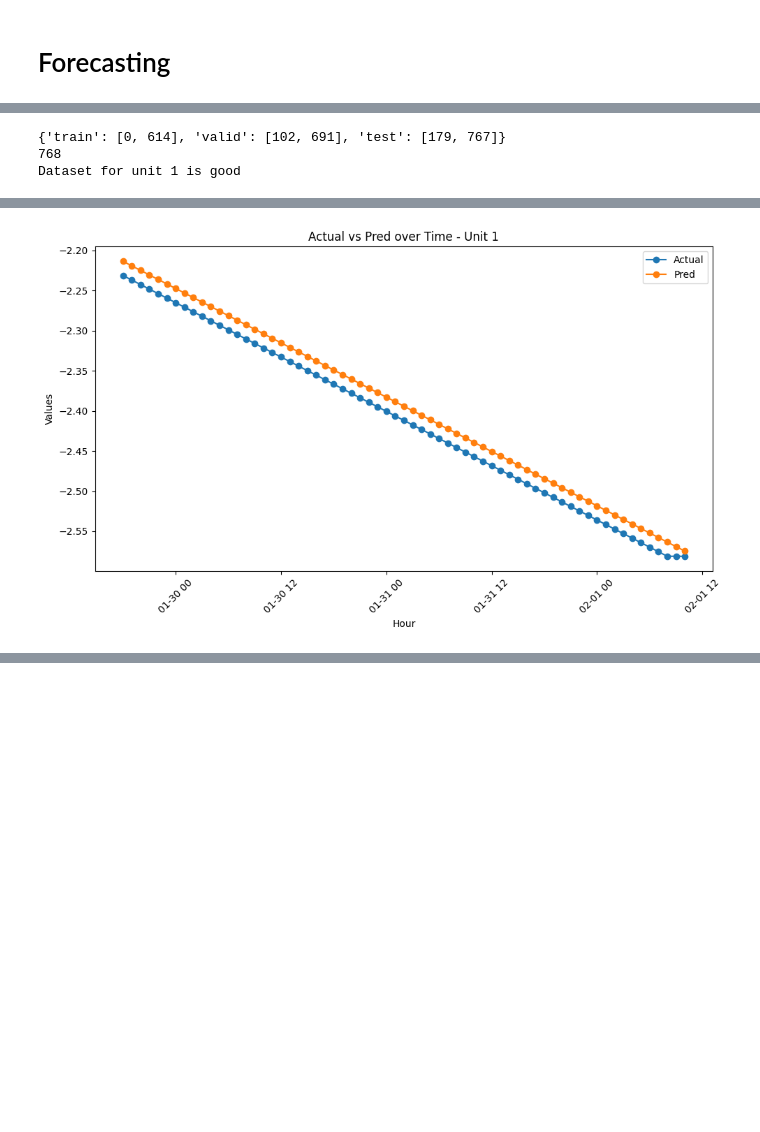
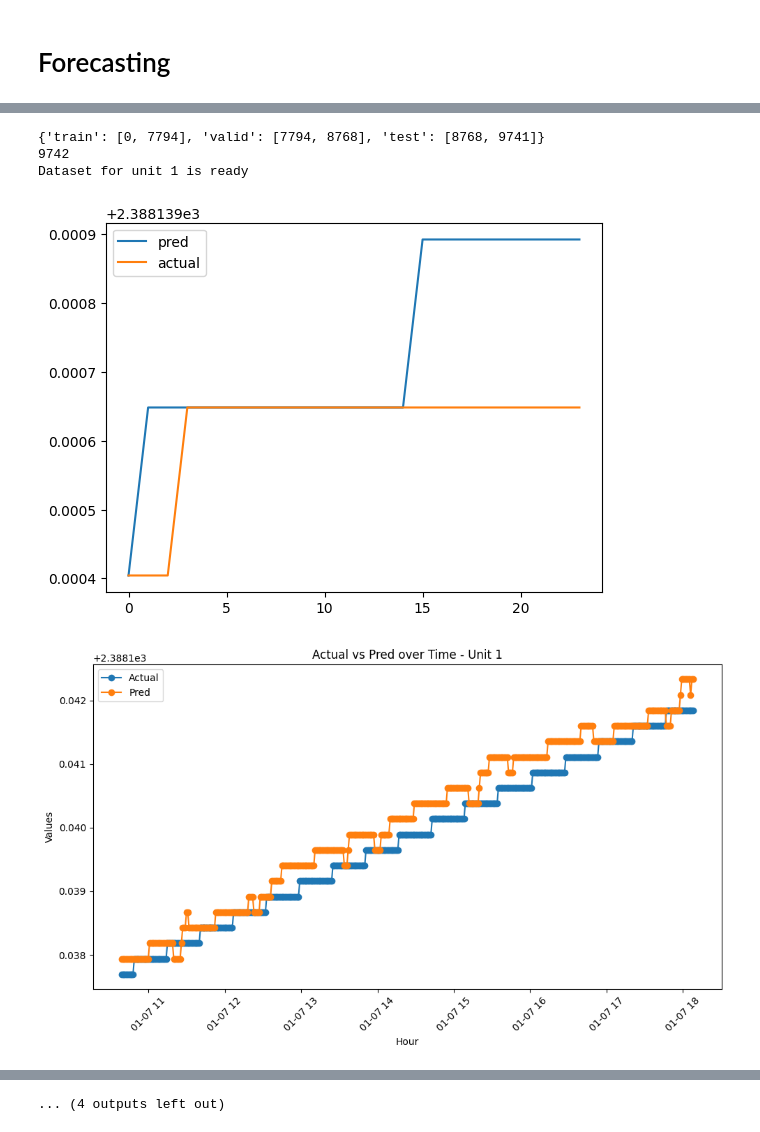
Before and after one commit to sakinanazarali/RUL_Prediction, a Jupyter notebook: models/FM_TTM-1a.ipynb, the cells around one changed output, grey strips where cells are left out. Cells and saved outputs as stored; diff of their text form; code cells hidden in the pictures; blank space fills up the shorter version.

```diff
--- a/models/FM_TTM-1a.ipynb
+++ b/models/FM_TTM-1a.ipynb
@@ -160,7 +161,7 @@ plt.show()
 # Forecasting
 # %%
 # Generate train/validation/test split configurations for each unit number in the dataset.
-def generate_split_configs(input_df, context_length, unit_numbers=None):
+def generate_split_configs(input_df, context_length=0, unit_numbers=None):
 
     # If no unit numbers provided, get all unique unit numbers from the data
     if unit_numbers is None:
@@ -171,7 +172,7 @@ def generate_split_configs(input_df, context_length, unit_numbers=None):
     for unit in unit_numbers:
         # Filter data for current unit
         unit_data = input_df[input_df['unit_number'] == unit]
-        #unit_data = unit_data.reset_index(drop=True)
+        unit_data = unit_data.reset_index(drop=True)
         data_length = len(unit_data)
 
         # Calculate indices for train split (0 to 80%)
@@ -180,11 +181,11 @@ def generate_split_configs(input_df, context_length, unit_numbers=None):
 
         # Calculate indices for validation split (80% to 90%)
         # Shift back by context length to ensure first evaluation timestamp follows training data
-        eval_start_index = round(data_length * 0.8) - context_length
+        eval_start_index = round(data_length * 0.8)
         eval_end_index = round(data_length * 0.9)
 
         # Calculate indices for test split (90% to end)
-        test_start_index = round(data_length * 0.9) - context_length
+        test_start_index = round(data_length * 0.9)
         test_end_index = data_length - 1
 
         # Create split configuration for current unit
@@ -256,47 +258,54 @@ tsp = TimeSeriesPreprocessor(
 # Forecast each unit's RUL
 # Assuming the necessary variables (e.g., train_df, context_length, units, tsp, timestamp_column, target_columns) are defined
 
-units = np.arange(1,11)
+units = np.arange(1,6)
 split_configs = generate_split_configs(train_df, context_length, unit_numbers=units)
+
+true_rul_steps_list = []
+predicted_rul_steps_list = []
+unit_numbers = []
 
 for unit in units:
     df_subset = train_df[train_df['unit_number'] == unit]
+    df_subset = df_subset.drop(columns=['unit_number'])
     df_subset = df_subset.reset_index(drop=True)
     split_config = split_configs[unit - 1]  # Access by index
 
     # Run data checks for debug
     print(split_config)
     print(len(df_subset))
-    if test_df_subset is None or len(df_subset) == 0:
+    if df_subset is None or len(df_subset) == 0:
         print(f"No data available for unit {unit}")
     else:
-        print(f"Dataset for unit {unit} is good")
+        print(f"Dataset for unit {unit} is ready")
 
+    # Set up Column Specifiers and Preprocessor
+    column_specifiers = {
+        "timestamp_column": timestamp_column,
+        "target_columns": target_columns,
+        "observable_columns": observable_columns
+    }
 
-    # Reset Preprocessor
     tsp = TimeSeriesPreprocessor(
-      **column_specifiers,
-      context_length=context_length,
-      prediction_length=forecast_length,
-      scaling=True,
-      encode_categorical=True,
-      scaler_type="standard",
+        **column_specifiers,
+        context_length=context_length,
+        prediction_length=forecast_length,
+        scaling=False,
+        encode_categorical=False,
+        scaler_type="standard",
     )
 
     # Generate datasets based on the split configuration
-    train_dataset, valid_dataset, test_dataset = get_datasets(tsp, dataset=df_subset, split_config=split_config)
-
+    train_dataset, valid_dataset, test_dataset = get_datasets(tsp, dataset=df_subset, split_config=split_config, fewshot_fraction=fewshot_fraction)
 
     # Assign the zeroshot model
     zeroshot_model = TinyTimeMixerForPrediction.from_pretrained("ibm/TTM", revision="main", prediction_filter_length=24)
 
     # Initialize trainer with the model
-    zeroshot_trainer = Trainer(
-        model=zeroshot_model,
-    )
+    zeroshot_trainer = Trainer(model=zeroshot_model)
 
     # Evaluate the model on the test dataset
-    print(zeroshot_trainer.evaluate(test_dataset))
+    zeroshot_trainer.evaluate(test_dataset)
 
     # Create a forecasting pipeline
     zs_forecast_pipeline = TimeSeriesForecastingPipeline(
@@ -305,39 +314,56 @@ for unit in units:
         timestamp_column=timestamp_column,
         id_columns=[],  # Adjust id_columns if needed
         target_columns=target_columns,
-        freq="1h"
+        freq="1m"
     )
 
     # Retrieve test data start and end indices
     test_start_index, test_end_index = split_config['test']
 
     # Generate forecast
-    processed_data = tsp.preprocess(train_df[test_start_index:test_end_index])
+    processed_data = tsp.preprocess(df_subset[test_start_index:test_end_index])
     zs_forecast = zs_forecast_pipeline(processed_data)
 
+    spot_check_index = 200
+    fcast_df = pd.DataFrame({"pred":zs_forecast.loc[spot_check_index]['speed_fan_prediction'], "actual":zs_forecast.loc[spot_check_index]['speed_fan'][:24]})
+    fcast_df.plot()
+
     # Compare forecast with actual data and prepare for plotting
-    df = compare_forecast(zs_forecast, "timestamp", "RUL_prediction", "RUL", 12)
+    df = compare_forecast(zs_forecast, "timestamp", "speed_fan_prediction", "speed_fan", 12)
     df.dropna(inplace=True)
+
+    '''
+    # Calculate the number of timesteps before RUL hits 0 for predicted and actual values
+    predicted_rul_steps = (df['pred'] > 0).sum()
+    actual_rul_steps = (df['actual'] > 0).sum()
+
+    # Store the number of timesteps in the lists
+    predicted_rul_steps_list.append(predicted_rul_steps)
+    true_rul_steps_list.append(actual_rul_steps)
+    unit_numbers.append(unit)
+    '''
 
     # Plot actual vs. predicted values
     plt.figure(figsize=(10, 6))
     plt.plot(df['timestamp'], df['actual'], label='Actual', linestyle='-', marker='o')
     plt.plot(df['timestamp'], df['pred'], label='Pred', linestyle='-', marker='o')
 
     # Add labels and legend
     plt.xlabel('Hour')
     plt.ylabel('Values')
     plt.title('Actual vs Pred over Time - Unit ' + str(unit))
     plt.legend()
     plt.xticks(rotation=45)
     plt.tight_layout()
     plt.show()
 
     # Calculate RMSE for the unit
     rmse = np.sqrt(mean_squared_error(df['actual'], df['pred']))
     print(f"RMSE for Unit {unit}: {rmse}")
-    print("======================================================")
+    print("\n======================================================\n")
 # %% [output]
-{'train': [0, 614], 'valid': [102, 691], 'test': [179, 767]}
-768
-Dataset for unit 1 is good
+{'train': [0, 7794], 'valid': [7794, 8768], 'test': [8768, 9741]}
+9742
+Dataset for unit 1 is ready
+[figure, new version]
+[figure, added]
@@ -345 +376,0 @@ Dataset for unit 1 is good
-[figure, old version]
@@ -351,0 +397 @@ ValueError: Input dataset must not be null or zero length.
+... (4 outputs left out)
```
Also changed, not shown: parts of 22 cells of this notebook, 9 other files.
